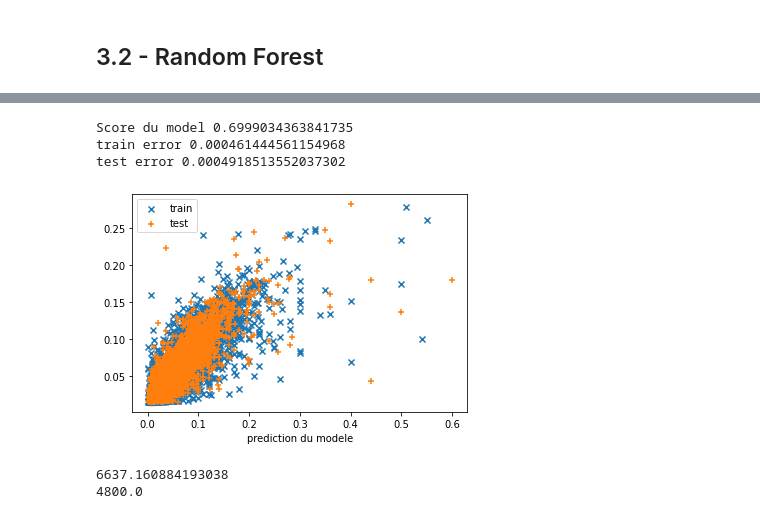
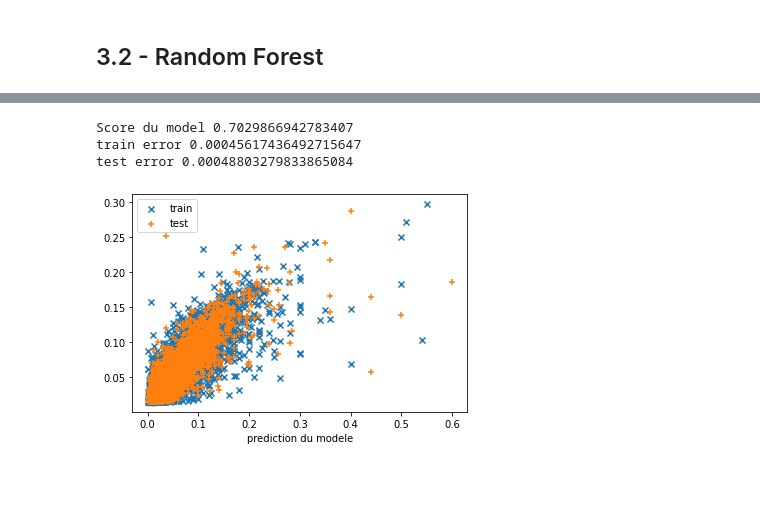
Before and after one commit to kerhogo/ias_cars, a Jupyter notebook: Cars.ipynb, the cells around one changed output, grey strips where cells are left out. Drawn from its saved outputs; the diff is of its cells as text; code cells hidden in the pictures; blank space fills up the shorter version.

Commit message:
rajout commentaires

```diff
--- a/Cars.ipynb
+++ b/Cars.ipynb
@@ -268,9 +267,10 @@ def standardisation(X,scaler):
 #Dans le cas où l'on veut les garder on dispose d'une fonction pour regroupper les model ayant moins de k lignes
 #k = 10
 #cars_standard = add_model_name(cars_standard,k);
-cars = cars.drop(columns=['model_name'])
+
 scaler = MinMaxScaler()
 # On effectue la standardisation dans une copie
 cars_standard = cars.copy(deep=True)
+cars_standard = cars_standard.drop(columns=['model_name'])
 cars_standard = convert_data_oneHot(cars_standard)
 cars_standard[cars_standard.columns] = scaler.fit_transform(cars_standard[cars_standard.columns])
@@ -415,11 +370,10 @@ GridSearchCV is a function that comes in Scikit-learn’s(or SK-learn) model_sel
 # %%
-
 #les params sont à regler pour le meilleur resultat
 rf = RandomForestRegressor()
 
 param_grid = { "criterion" : ["mse"]
-              , "min_samples_leaf" : [1,5,1]
-              , "min_samples_split" : [1,10,1]
+              , "min_samples_leaf" : [1,5]
+              , "min_samples_split" : [1,10]
               , "max_depth": [10]
               , "n_estimators": [100]}
 
@@ -521,12 +457,10 @@ pd.set_option('display.max_rows', 50)
 # %%
-def test_pred(data, mask, model):
+def plot_test_pred(data, mask, model,scaler):
     filtered_cars = data.copy(deep=True)
-    filtered_cars = standardisation(filtered_cars,scaler)
     filtered_cars = filtered_cars[mask]
     Y = filtered_cars.pop('price_usd')
     X = filtered_cars
 
-    #sert juste si on peut la pred et test error
     X_train, X_test, Y_train, Y_test = sklearn.model_selection.train_test_split(X, Y, test_size=0.3, random_state=31)
 
     #elles sont dans la fonction plot_pred
@@ -544,17 +478,22 @@ def test_pred(data, mask, model):
 # %%
 #Le mask est à faire sur notre dataset standardisé sinon on perd des features
 #sinon le model ne fonctionnera pas
 
 #mask = cars_standard.age < cars_standard.age.mean()
 #Score du model 0.87668998856452
 
 mask = cars_standard.age > cars_standard.age.mean()
 #Score du model 0.702090016987009
 
 
-data_mask = test_pred(cars,mask,forest)
+data_mask = plot_test_pred(cars_standard,mask,forest,scaler)
+
+#nous avions déjà définie l'age comme une feature tres influante
+#avec ces mask on peut trouver une des faiblesses notre model
+#plus une voiture est vielle (et donc moins chère) plus la precision baisse
+#on peut conjecturer que notre model est plus performant à predir des voitures chères
 # %% [output]
-Score du model 0.6999034363841735
-train error 0.000461444561154968
-test error 0.0004918513552037302
+Score du model 0.7029866942783407
+train error 0.00045617436492715647
+test error 0.00048803279833865084
-[figure, old version]
+[figure, new version]
@@ -565,9 +500,3 @@ test error 0.0004918513552037302
-# %%
-print(cars.price_usd.mean())
-print(cars.price_usd.median())
-# %% [output]
-6637.160884193038
-4800.0
 # %%
 #on ne veux pas print les 38.000 lignes
 pd.set_option('display.max_rows', 50)
```
Also changed, not shown: parts of 36 cells of this notebook.
